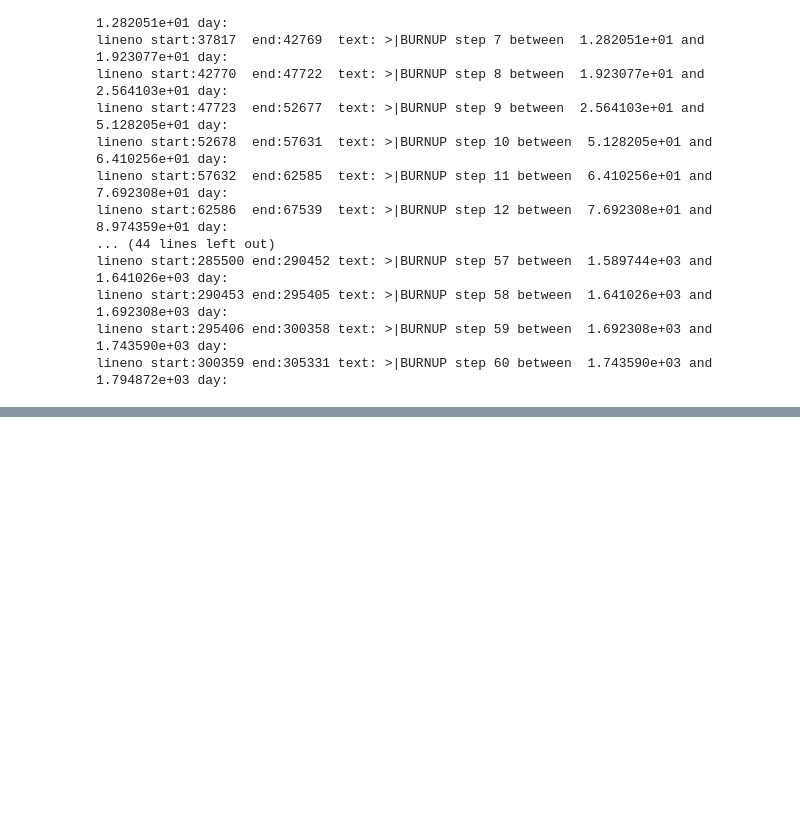
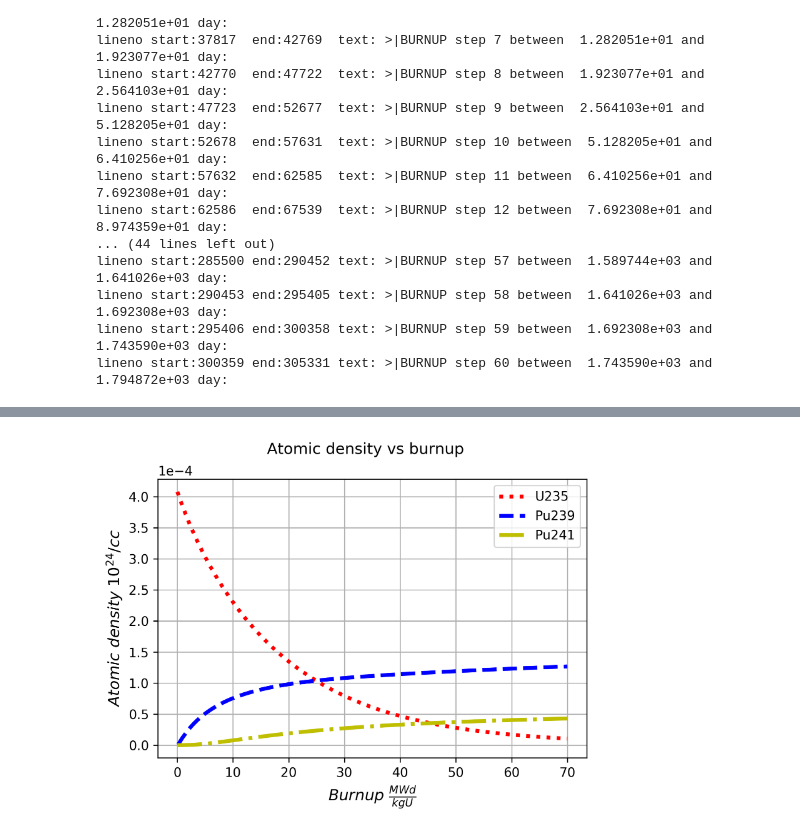
Before and after one commit to tumregels/msca, a Jupyter notebook: parse.ipynb, the cells around one changed output, grey strips where cells are left out. Drawn from its saved outputs; the diff is of its cells as text; code cells hidden in the pictures; blank space fills up the shorter version.

```diff
--- a/parse.ipynb
+++ b/parse.ipynb
@@ -119,0 +220,38 @@ parse_echo(long_str)
+# %%
+iso_dens_vs_burnup = {}
+for burn_step, burn_data in get_burn_up_step_data(long_str):
+    # print(step, text[:70])
+    iso_data = get_iso_density_per_ring(burn_data)
+
+    burnup = parse_burnup_vs_kinf(burn_data)[0][0]
+    print(burnup)
+    iso_dens_vs_burnup[burnup] = iso_data
+
+iso_dens_vs_burnup
+# %%
+def plot_atomic_dens_vs_burnup(d: Dict) -> Image:
+    burnup = [ k/1000 for k in iso_dens_vs_burnup.keys()]
+    pu239 = [v[0][2] for _, v in iso_dens_vs_burnup.items() if v[0][0]=='Pu239']
+    u235 = [v[4][2] for _, v in iso_dens_vs_burnup.items() if v[4][0]=='U235']
+    pu241 = [v[8][2] for _, v in iso_dens_vs_burnup.items() if v[8][0]=='Pu241']
+
+    fig = plt.figure()
+    plt.plot(burnup,u235, label='U235', linestyle=':', color='r', linewidth=3) # dotted
+    plt.plot(burnup,pu239, label='Pu239', linestyle='--', color='b', linewidth=3) # dashed
+    plt.plot(burnup,pu241, label='Pu241', linestyle='-.', color='y', linewidth=3) # dashdot
+    plt.legend(loc='upper right')
+    plt.grid()
+    plt.gca().yaxis.set_major_formatter(ScalarFormatter(useOffset=True))
+    plt.ticklabel_format(axis='y', style='sci', scilimits=(-2,2))
+    plt.suptitle('Atomic density vs burnup', fontsize=12)
+    plt.xlabel(r'$Burnup \ \frac{MWd}{kgU}$', fontsize=12)
+    plt.ylabel(r'$Atomic \ density \ 10^{24}/cc$', fontsize=12)
+    filename = 'atomic_dens_vs_burnup.png'
+    plt.savefig(filename, dpi=300, bbox_inches="tight")
+    # plt.show()
+    plt.close(fig)
+    return Image(filename, width=500, height=500)
+
+plot_atomic_dens_vs_burnup(d=iso_dens_vs_burnup)
+# %% [output]
+[figure, added]
```
Also changed, not shown: parts of 12 cells of this notebook.
